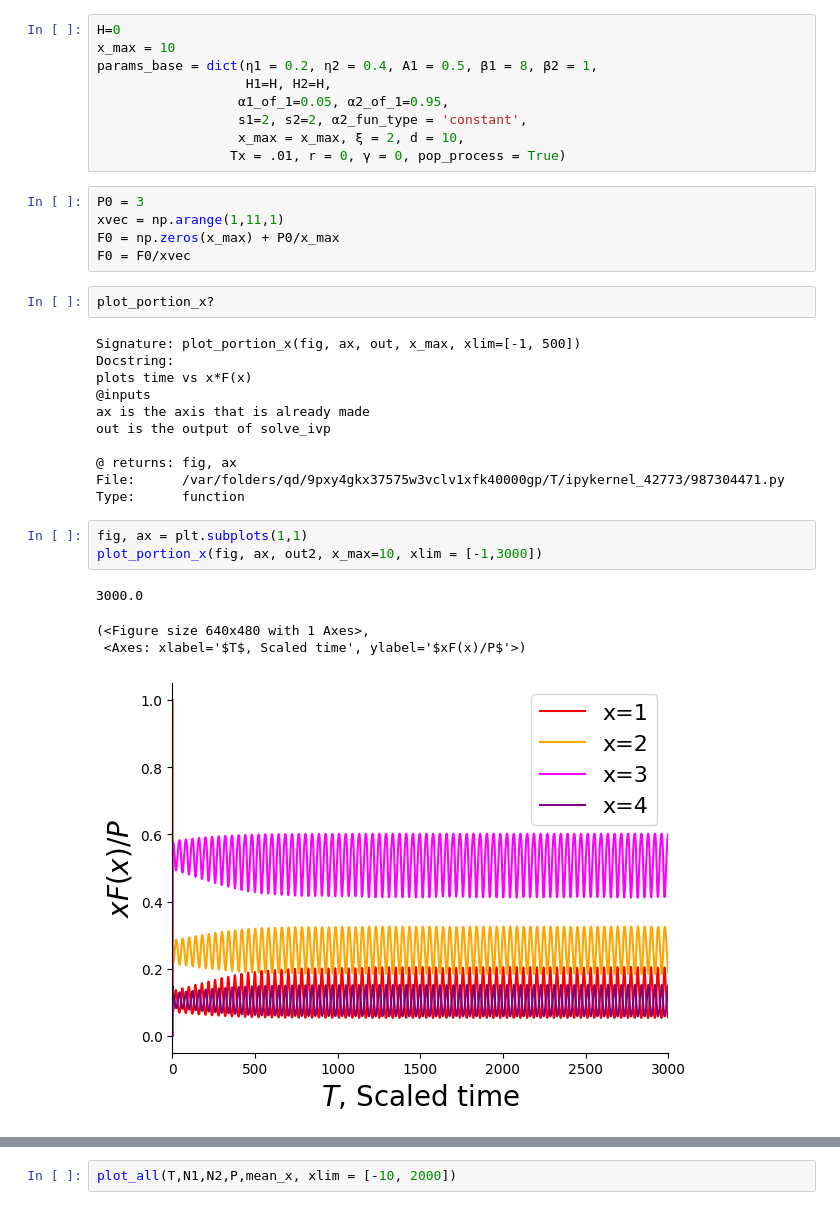
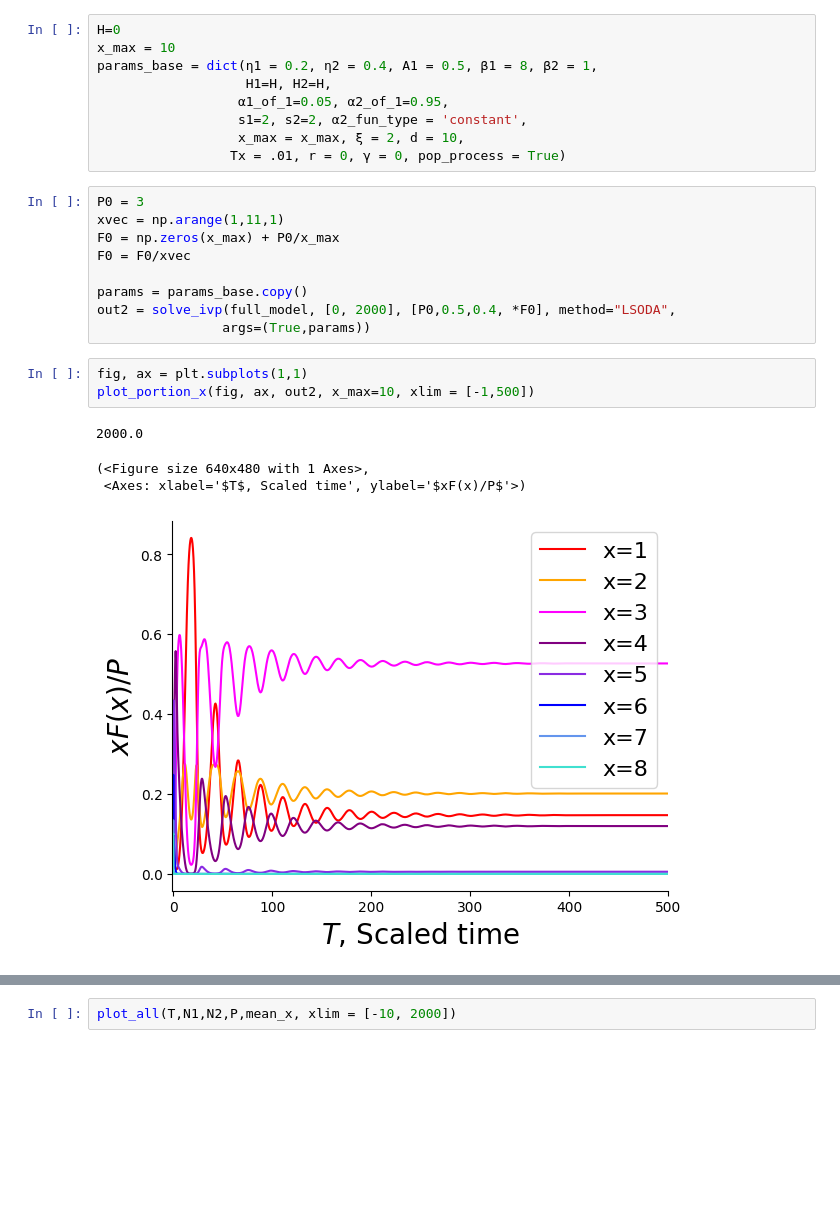
Before and after one commit to taliaborofsky/AdaptiveDynamics_CH_RS, a Jupyter notebook: TypeI_Eq_Plots.ipynb, the cells around one changed output, grey strips where cells are left out. Saved outputs shown, nothing was run; the diff lists cells and outputs as text; blank space fills up the shorter version.

```diff
--- a/TypeI_Eq_Plots.ipynb
+++ b/TypeI_Eq_Plots.ipynb
@@ -25,24 +25,15 @@ P0 = 3
 xvec = np.arange(1,11,1)
 F0 = np.zeros(x_max) + P0/x_max
 F0 = F0/xvec
+
+params = params_base.copy()
+out2 = solve_ivp(full_model, [0, 2000], [P0,0.5,0.4, *F0], method="LSODA",
+                args=(True,params))
-# %%
-plot_portion_x?
-# %% [output]
-Signature: plot_portion_x(fig, ax, out, x_max, xlim=[-1, 500])
-Docstring:
-plots time vs x*F(x)
-@inputs
-ax is the axis that is already made
-out is the output of solve_ivp
-
-@ returns: fig, ax
-File:      /var/folders/qd/9pxy4gkx37575w3vclv1xfk40000gp/T/ipykernel_42773/987304471.py
-Type:      function
 # %%
 fig, ax = plt.subplots(1,1)
-plot_portion_x(fig, ax, out2, x_max=10, xlim = [-1,3000])
+plot_portion_x(fig, ax, out2, x_max=10, xlim = [-1,500])
 # %% [output]
-3000.0
+2000.0
 (<Figure size 640x480 with 1 Axes>,
  <Axes: xlabel='$T$, Scaled time', ylabel='$xF(x)/P$'>)
-[figure, old version]
+[figure, new version]
```
Also changed, not shown: parts of 1 cell of this notebook, 2 other files.
